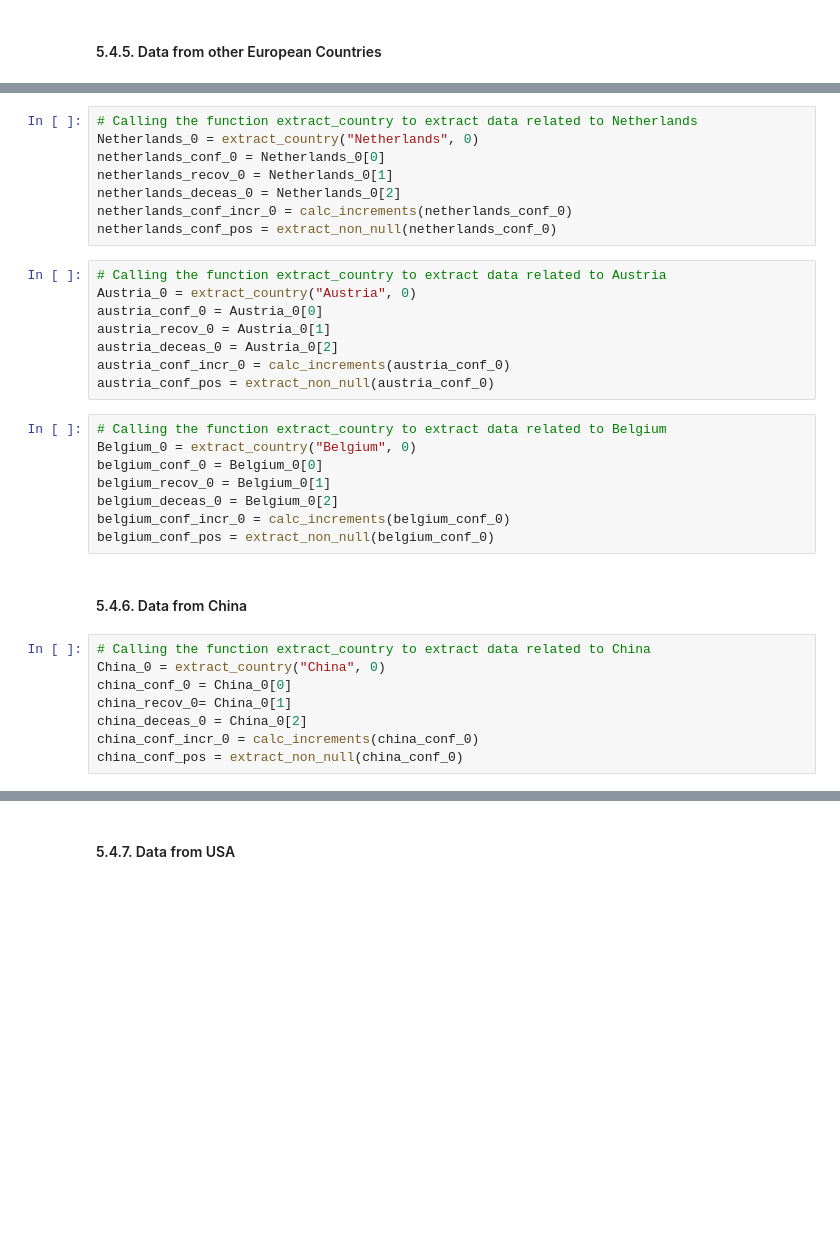
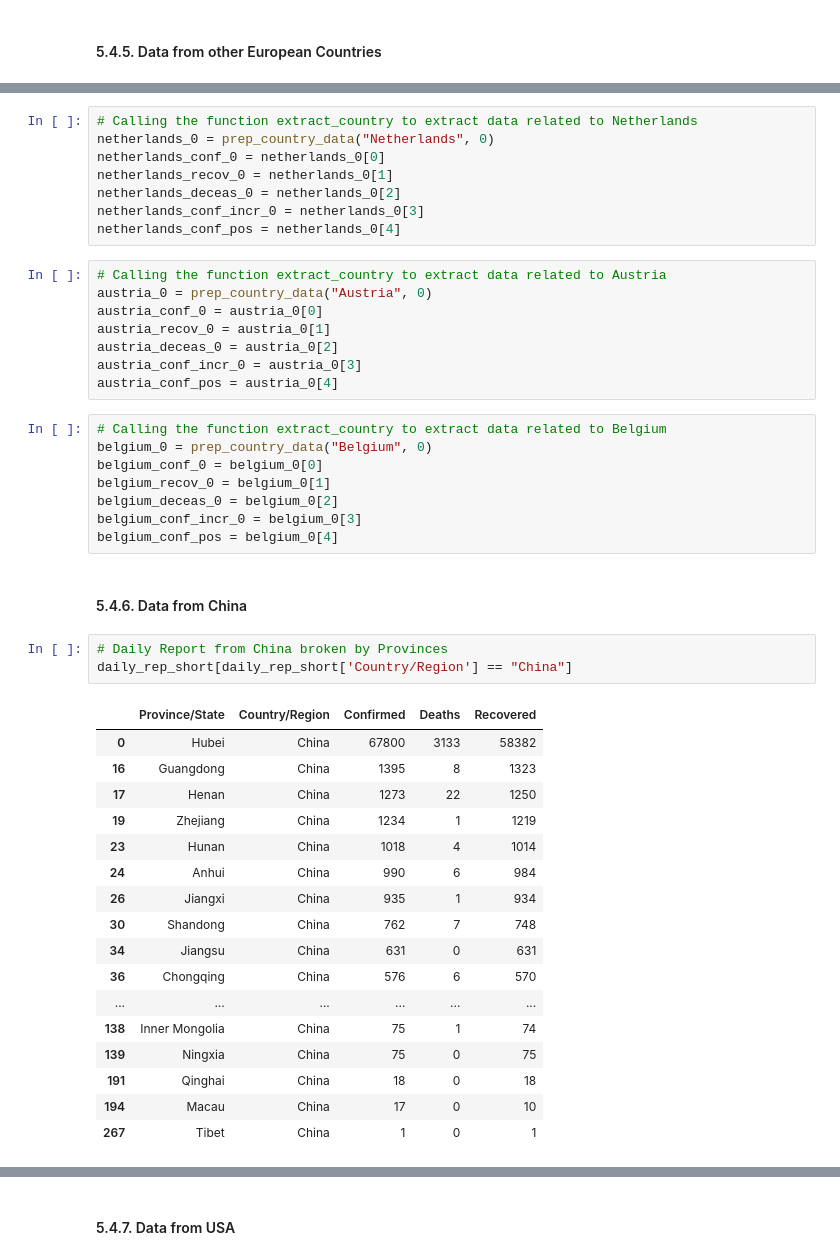
Before and after one commit to BerniHacker/Coronavirus, a Jupyter notebook: Coronavirus_Finland.ipynb, the cells around one changed output, grey strips where cells are left out. Cells and saved outputs as stored; diff of their text form; blank space fills up the shorter version.

```diff
--- a/Coronavirus_Finland.ipynb
+++ b/Coronavirus_Finland.ipynb
@@ -842,34 +897,47 @@ switzerland_conf_pos = extract_non_null(switzerland_conf_0)
 # %%
 # Calling the function extract_country to extract data related to Netherlands
-Netherlands_0 = extract_country("Netherlands", 0)
-netherlands_conf_0 = Netherlands_0[0]
-netherlands_recov_0 = Netherlands_0[1]
-netherlands_deceas_0 = Netherlands_0[2]
-netherlands_conf_incr_0 = calc_increments(netherlands_conf_0)
-netherlands_conf_pos = extract_non_null(netherlands_conf_0)
+netherlands_0 = prep_country_data("Netherlands", 0)
+netherlands_conf_0 = netherlands_0[0]
+netherlands_recov_0 = netherlands_0[1]
+netherlands_deceas_0 = netherlands_0[2]
+netherlands_conf_incr_0 = netherlands_0[3]
+netherlands_conf_pos = netherlands_0[4]
 # %%
 # Calling the function extract_country to extract data related to Austria
-Austria_0 = extract_country("Austria", 0)
-austria_conf_0 = Austria_0[0]
-austria_recov_0 = Austria_0[1]
-austria_deceas_0 = Austria_0[2]
-austria_conf_incr_0 = calc_increments(austria_conf_0)
-austria_conf_pos = extract_non_null(austria_conf_0)
+austria_0 = prep_country_data("Austria", 0)
+austria_conf_0 = austria_0[0]
+austria_recov_0 = austria_0[1]
+austria_deceas_0 = austria_0[2]
+austria_conf_incr_0 = austria_0[3]
+austria_conf_pos = austria_0[4]
 # %%
 # Calling the function extract_country to extract data related to Belgium
-Belgium_0 = extract_country("Belgium", 0)
-belgium_conf_0 = Belgium_0[0]
-belgium_recov_0 = Belgium_0[1]
-belgium_deceas_0 = Belgium_0[2]
-belgium_conf_incr_0 = calc_increments(belgium_conf_0)
-belgium_conf_pos = extract_non_null(belgium_conf_0)
+belgium_0 = prep_country_data("Belgium", 0)
+belgium_conf_0 = belgium_0[0]
+belgium_recov_0 = belgium_0[1]
+belgium_deceas_0 = belgium_0[2]
+belgium_conf_incr_0 = belgium_0[3]
+belgium_conf_pos = belgium_0[4]
 # %% [markdown]
 #### 5.4.6. Data from China <a name="5.4.6."></a>
-# %%
-# Calling the function extract_country to extract data related to China
-China_0 = extract_country("China", 0)
-china_conf_0 = China_0[0]
-china_recov_0= China_0[1]
-china_deceas_0 = China_0[2]
-china_conf_incr_0 = calc_increments(china_conf_0)
-china_conf_pos = extract_non_null(china_conf_0)
+# %%
+# Daily Report from China broken by Provinces
+daily_rep_short[daily_rep_short['Country/Region'] == "China"]
+# %% [output]
+|  | Province/State | Country/Region | Confirmed | Deaths | Recovered |
+| 0 | Hubei | China | 67800 | 3133 | 58382 |
+| 16 | Guangdong | China | 1395 | 8 | 1323 |
+| 17 | Henan | China | 1273 | 22 | 1250 |
+| 19 | Zhejiang | China | 1234 | 1 | 1219 |
+| 23 | Hunan | China | 1018 | 4 | 1014 |
+| 24 | Anhui | China | 990 | 6 | 984 |
+| 26 | Jiangxi | China | 935 | 1 | 934 |
+| 30 | Shandong | China | 762 | 7 | 748 |
+| 34 | Jiangsu | China | 631 | 0 | 631 |
+| 36 | Chongqing | China | 576 | 6 | 570 |
+| ... | ... | ... | ... | ... | ... |
+| 138 | Inner Mongolia | China | 75 | 1 | 74 |
+| 139 | Ningxia | China | 75 | 0 | 75 |
+| 191 | Qinghai | China | 18 | 0 | 18 |
+| 194 | Macau | China | 17 | 0 | 10 |
+| 267 | Tibet | China | 1 | 0 | 1 |
```
Also changed, not shown: parts of 20 cells of this notebook, 1 other file.
